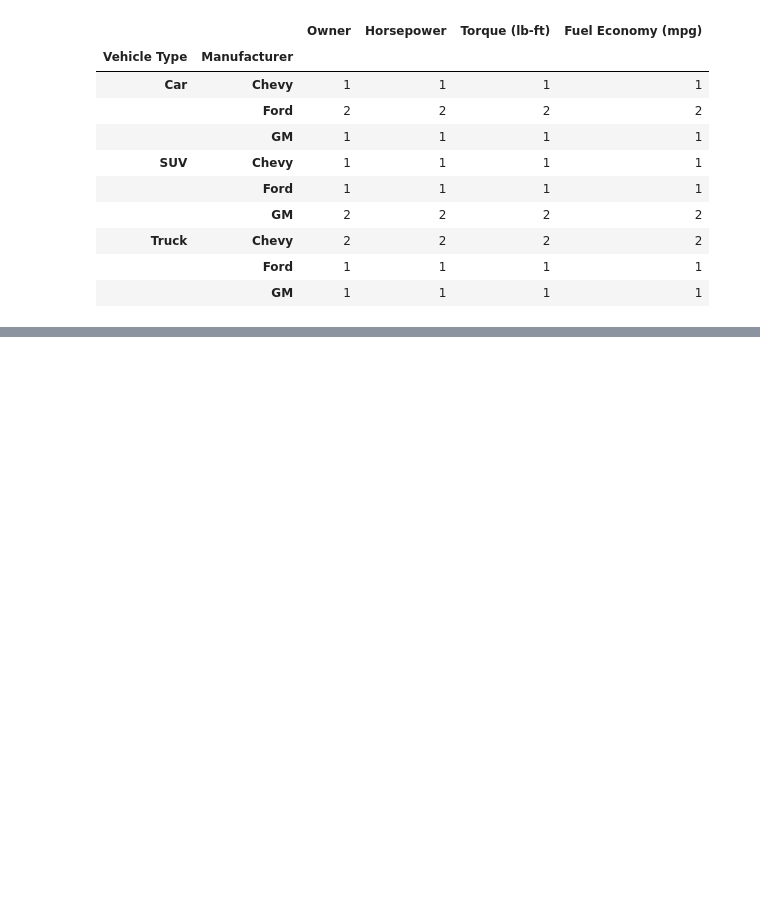
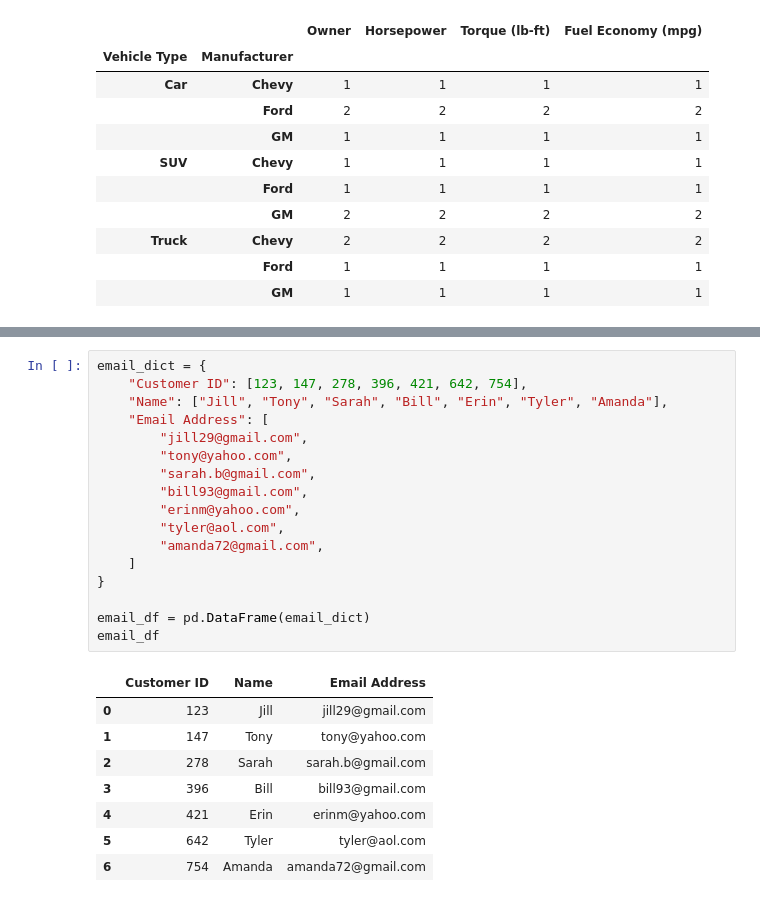
Before and after one commit to apakuki/FinTechBC-ClassActivity, a Jupyter notebook: df_exercise.ipynb, the cells around one changed output, grey strips where cells are left out. Drawn from its saved outputs; the diff is of its cells as text; blank space fills up the shorter version.

```diff
--- a/df_exercise.ipynb
+++ b/df_exercise.ipynb
@@ -498,0 +559,26 @@ gb2_vehicle_df.count()
+# %%
+email_dict = {
+    "Customer ID": [123, 147, 278, 396, 421, 642, 754],
+    "Name": ["Jill", "Tony", "Sarah", "Bill", "Erin", "Tyler", "Amanda"],
+    "Email Address": [
+        "jill29@gmail.com",
+        "tony@yahoo.com",
+        "sarah.b@gmail.com",
+        "bill93@gmail.com",
+        "erinm@yahoo.com",
+        "tyler@aol.com",
+        "amanda72@gmail.com",
+    ]
+}
+
+email_df = pd.DataFrame(email_dict)
+email_df
+# %% [output]
+|  | Customer ID | Name | Email Address |
+| 0 | 123 | Jill | jill29@gmail.com |
+| 1 | 147 | Tony | tony@yahoo.com |
+| 2 | 278 | Sarah | sarah.b@gmail.com |
+| 3 | 396 | Bill | bill93@gmail.com |
+| 4 | 421 | Erin | erinm@yahoo.com |
+| 5 | 642 | Tyler | tyler@aol.com |
+| 6 | 754 | Amanda | amanda72@gmail.com |
```
Also changed, not shown: parts of 3 cells of this notebook.
